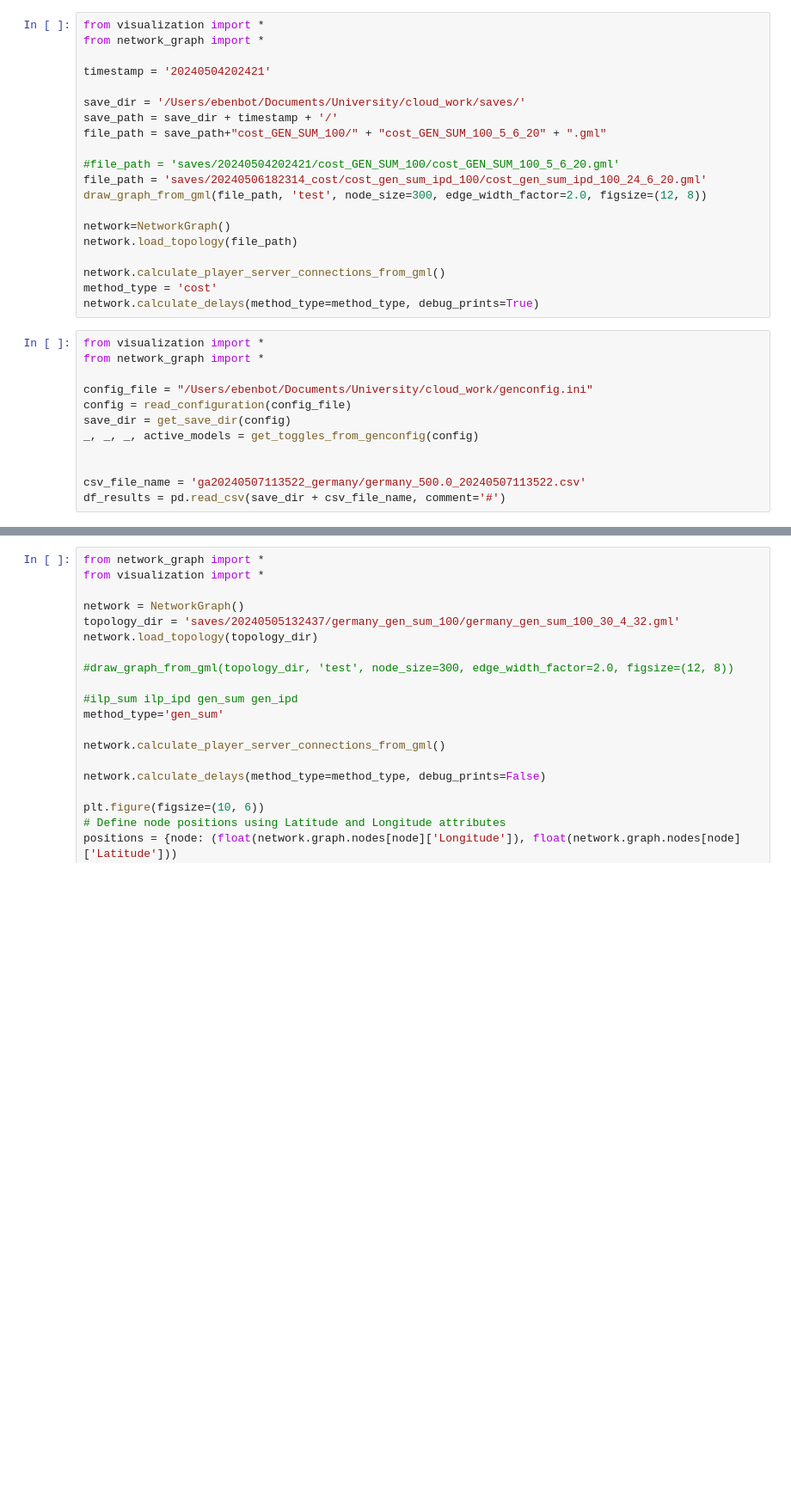
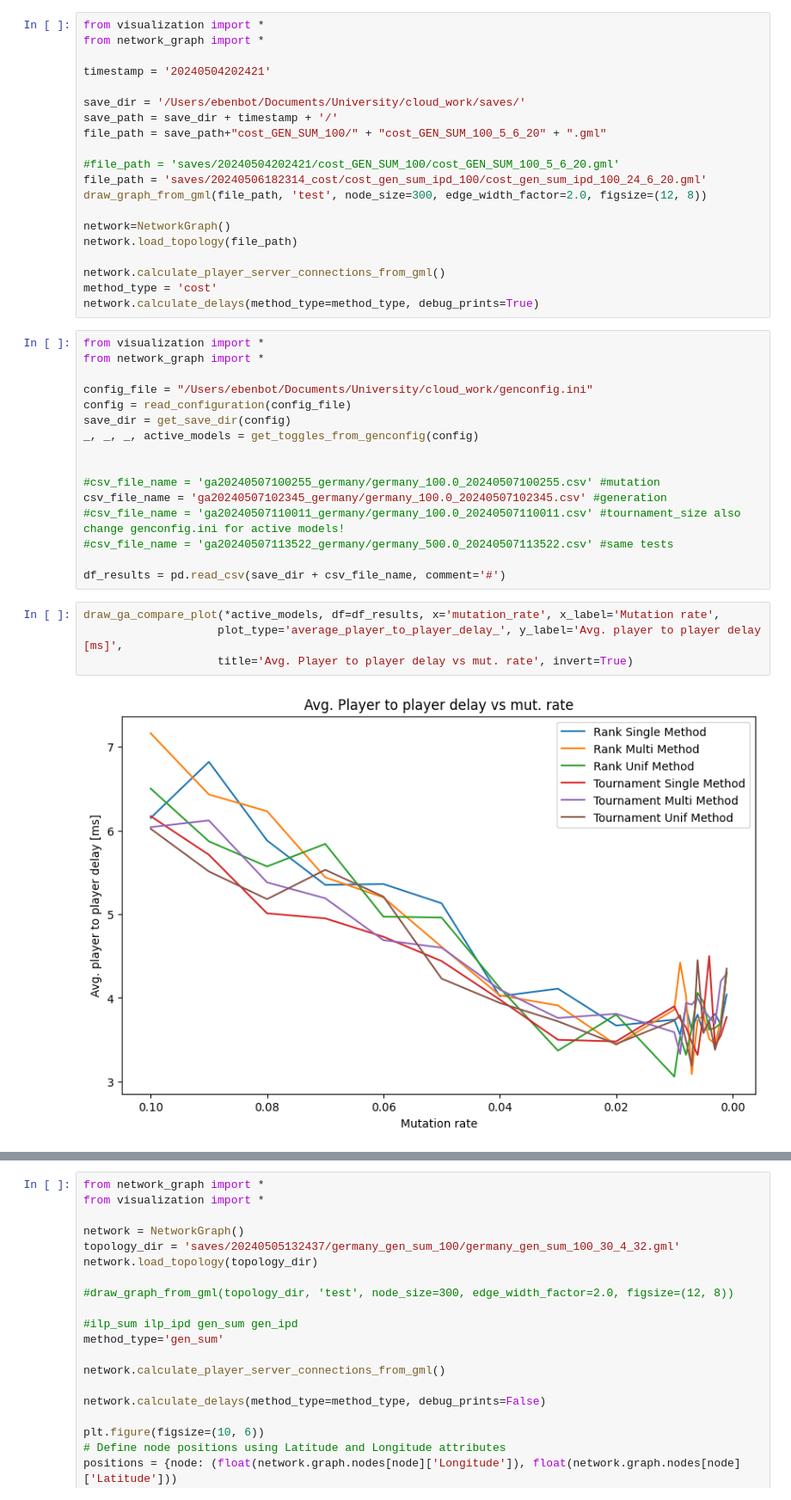
Before and after one commit to savelugi/cloud_work, a Jupyter notebook: testing.ipynb, the cells around one changed output, grey strips where cells are left out. Shown at 86% size. Cells and saved outputs as stored; diff of their text form; blank space fills up the shorter version.

```diff
--- a/testing.ipynb
+++ b/testing.ipynb
@@ -28,5 +28,15 @@ save_dir = get_save_dir(config)
 _, _, _, active_models = get_toggles_from_genconfig(config)
 
 
-csv_file_name = 'ga20240507113522_germany/germany_500.0_20240507113522.csv'
+#csv_file_name = 'ga20240507100255_germany/germany_100.0_20240507100255.csv' #mutation
+csv_file_name = 'ga20240507102345_germany/germany_100.0_20240507102345.csv' #generation
+#csv_file_name = 'ga20240507110011_germany/germany_100.0_20240507110011.csv' #tournament_size also change genconfig.ini for active models!
+#csv_file_name = 'ga20240507113522_germany/germany_500.0_20240507113522.csv' #same tests
+
 df_results = pd.read_csv(save_dir + csv_file_name, comment='#')
+# %%
+draw_ga_compare_plot(*active_models, df=df_results, x='mutation_rate', x_label='Mutation rate',
+                    plot_type='average_player_to_player_delay_', y_label='Avg. player to player delay [ms]',
+                    title='Avg. Player to player delay vs mut. rate', invert=True)
+# %% [output]
+[figure, added]
```
Also changed, not shown: parts of 15 cells of this notebook, 3 other files.
